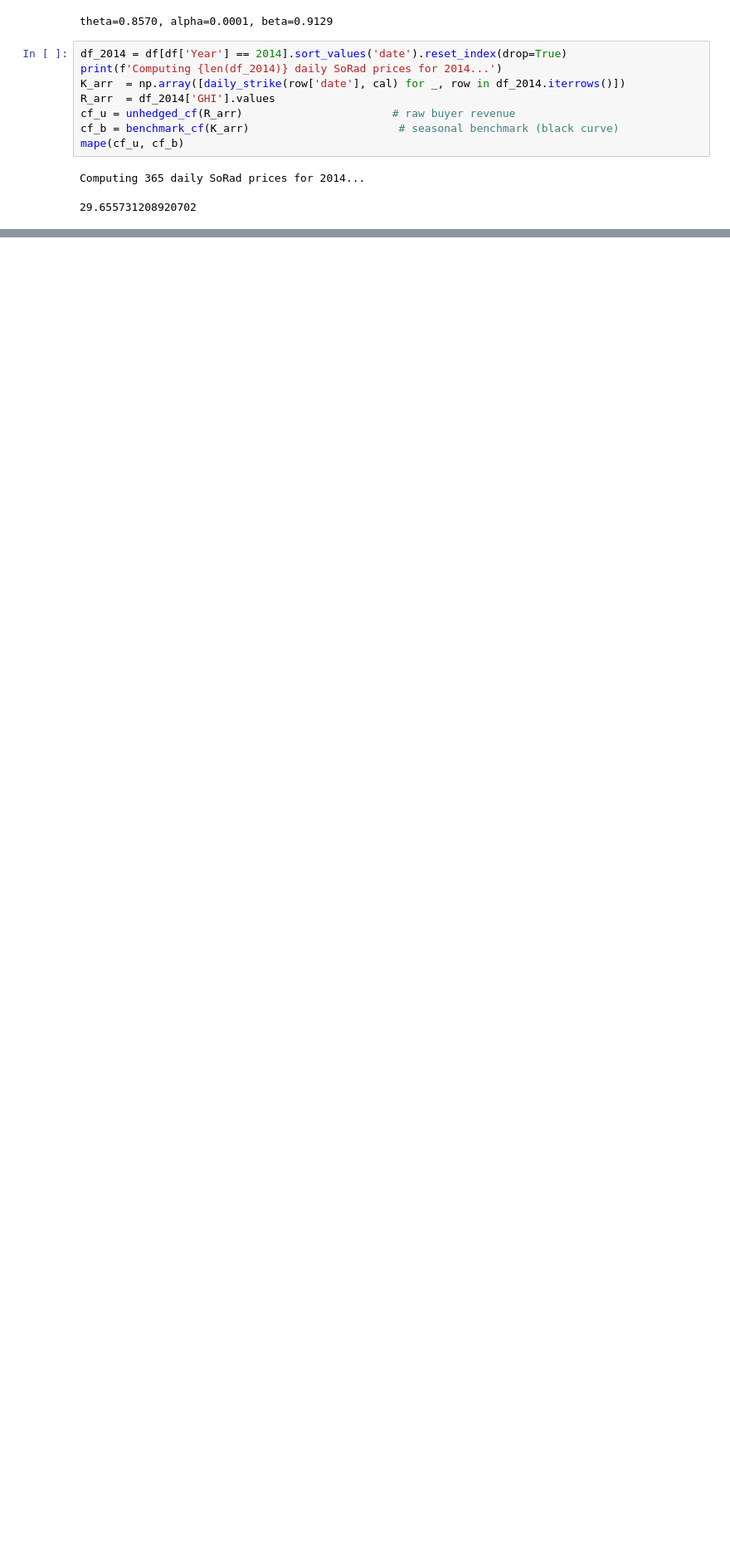
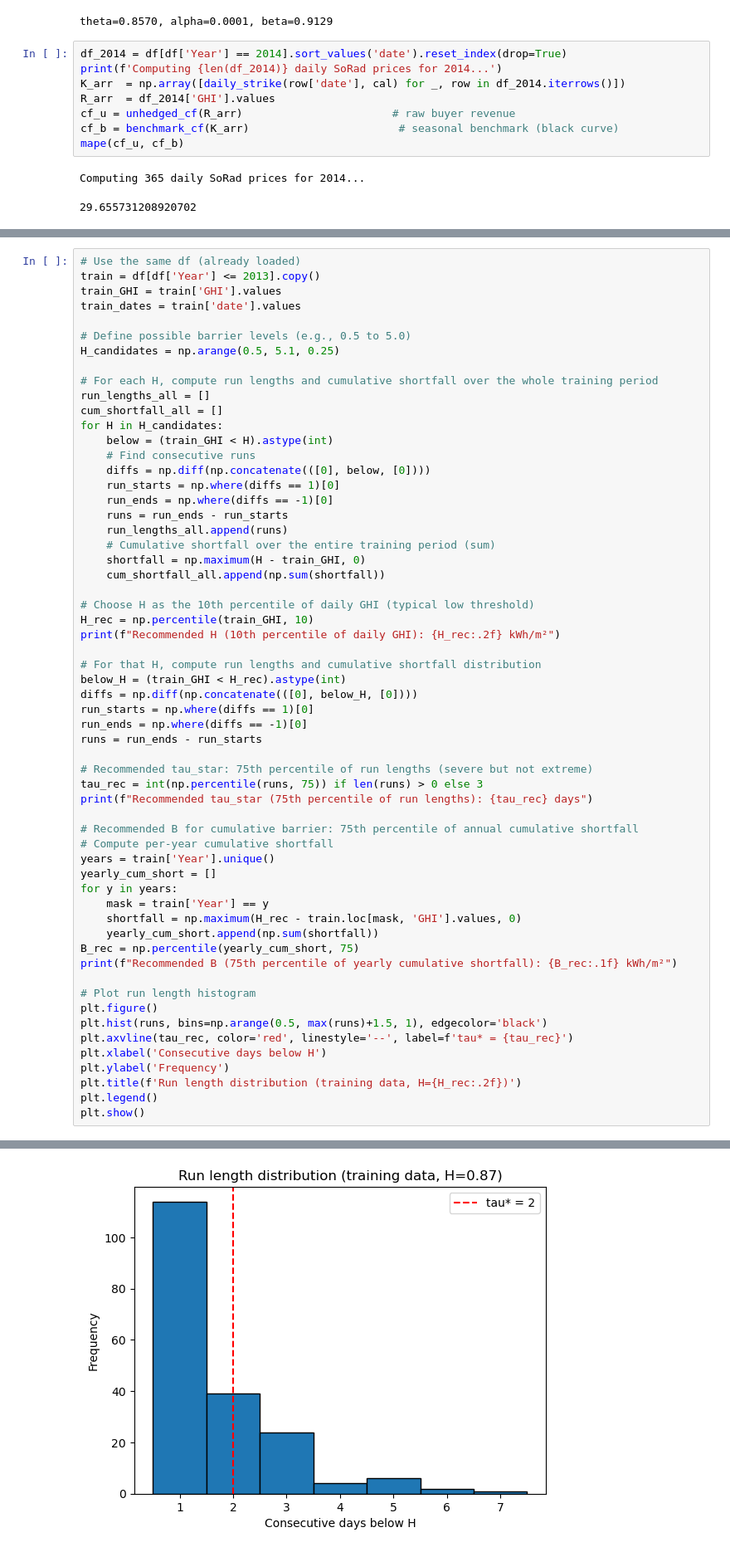
Before and after one commit to rafafvs/solar_python, a Jupyter notebook: vignettespy/notebook-barriers-products.ipynb, the cells around one changed output, grey strips where cells are left out. Shown at 83% size. Saved outputs shown, nothing was run; the diff lists cells and outputs as text; blank space fills up the shorter version.

Commit message:
barrier v4

```diff
--- a/vignettespy/notebook-barriers-products.ipynb
+++ b/vignettespy/notebook-barriers-products.ipynb
@@ -447,0 +681,60 @@ All gate checks passed.
+# %%
+# Use the same df (already loaded)
+train = df[df['Year'] <= 2013].copy()
+train_GHI = train['GHI'].values
+train_dates = train['date'].values
+
+# Define possible barrier levels (e.g., 0.5 to 5.0)
+H_candidates = np.arange(0.5, 5.1, 0.25)
+
+# For each H, compute run lengths and cumulative shortfall over the whole training period
+run_lengths_all = []
+cum_shortfall_all = []
+for H in H_candidates:
+    below = (train_GHI < H).astype(int)
+    # Find consecutive runs
+    diffs = np.diff(np.concatenate(([0], below, [0])))
+    run_starts = np.where(diffs == 1)[0]
+    run_ends = np.where(diffs == -1)[0]
+    runs = run_ends - run_starts
+    run_lengths_all.append(runs)
+    # Cumulative shortfall over the entire training period (sum)
+    shortfall = np.maximum(H - train_GHI, 0)
+    cum_shortfall_all.append(np.sum(shortfall))
+
+# Choose H as the 10th percentile of daily GHI (typical low threshold)
+H_rec = np.percentile(train_GHI, 10)
+print(f"Recommended H (10th percentile of daily GHI): {H_rec:.2f} kWh/m²")
+
+# For that H, compute run lengths and cumulative shortfall distribution
+below_H = (train_GHI < H_rec).astype(int)
+diffs = np.diff(np.concatenate(([0], below_H, [0])))
+run_starts = np.where(diffs == 1)[0]
+run_ends = np.where(diffs == -1)[0]
+runs = run_ends - run_starts
+
+# Recommended tau_star: 75th percentile of run lengths (severe but not extreme)
+tau_rec = int(np.percentile(runs, 75)) if len(runs) > 0 else 3
+print(f"Recommended tau_star (75th percentile of run lengths): {tau_rec} days")
+
+# Recommended B for cumulative barrier: 75th percentile of annual cumulative shortfall
+# Compute per‑year cumulative shortfall
+years = train['Year'].unique()
+yearly_cum_short = []
+for y in years:
+    mask = train['Year'] == y
+    shortfall = np.maximum(H_rec - train.loc[mask, 'GHI'].values, 0)
+    yearly_cum_short.append(np.sum(shortfall))
+B_rec = np.percentile(yearly_cum_short, 75)
+print(f"Recommended B (75th percentile of yearly cumulative shortfall): {B_rec:.1f} kWh/m²")
+
+# Plot run length histogram
+plt.figure()
+plt.hist(runs, bins=np.arange(0.5, max(runs)+1.5, 1), edgecolor='black')
+plt.axvline(tau_rec, color='red', linestyle='--', label=f'tau* = {tau_rec}')
+plt.xlabel('Consecutive days below H')
+plt.ylabel('Frequency')
+plt.title(f'Run length distribution (training data, H={H_rec:.2f})')
+plt.legend()
+plt.show()
+# %% [output]
@@ -447,0 +744 @@ All gate checks passed.
+[figure, added]
```
Also changed, not shown: parts of 11 cells of this notebook.
